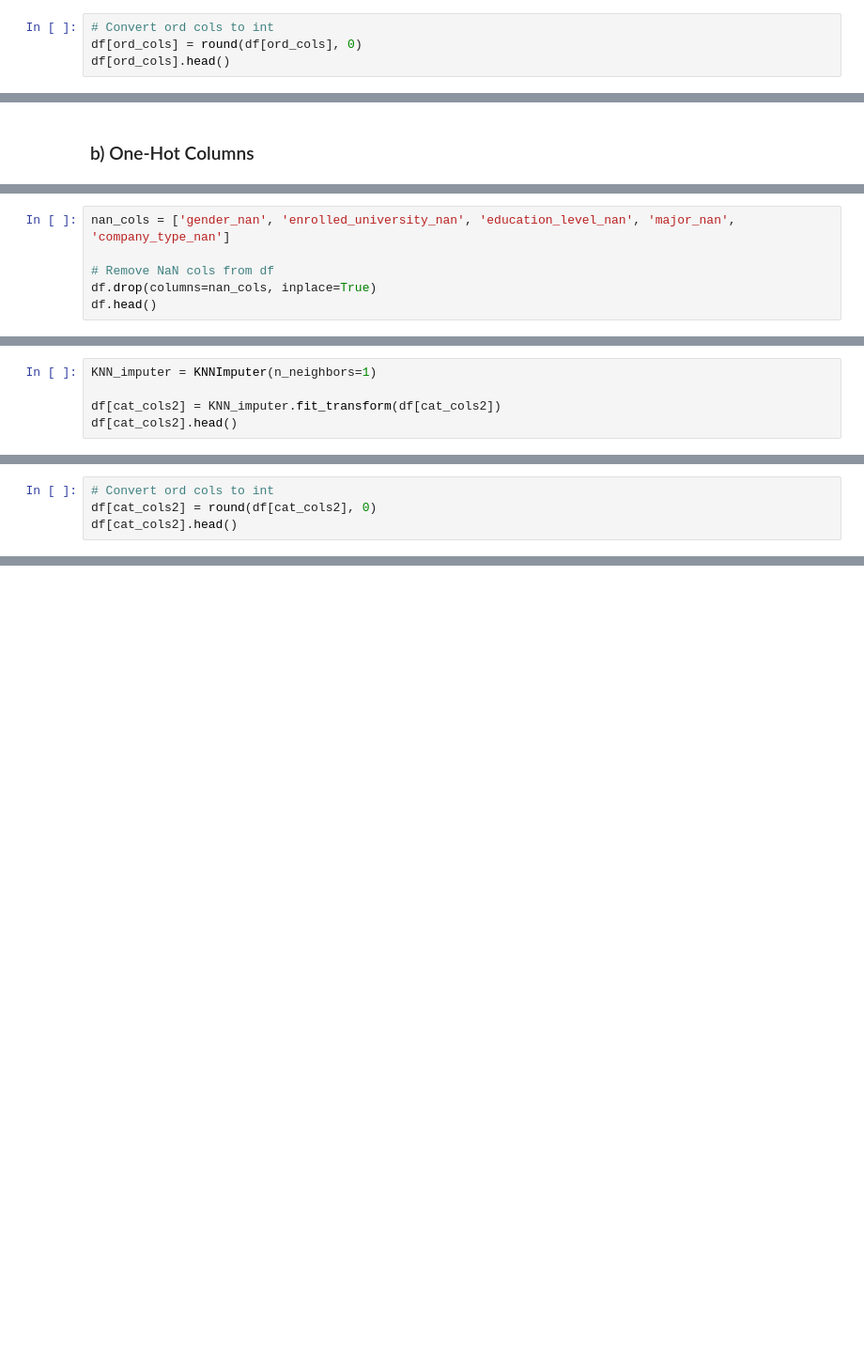
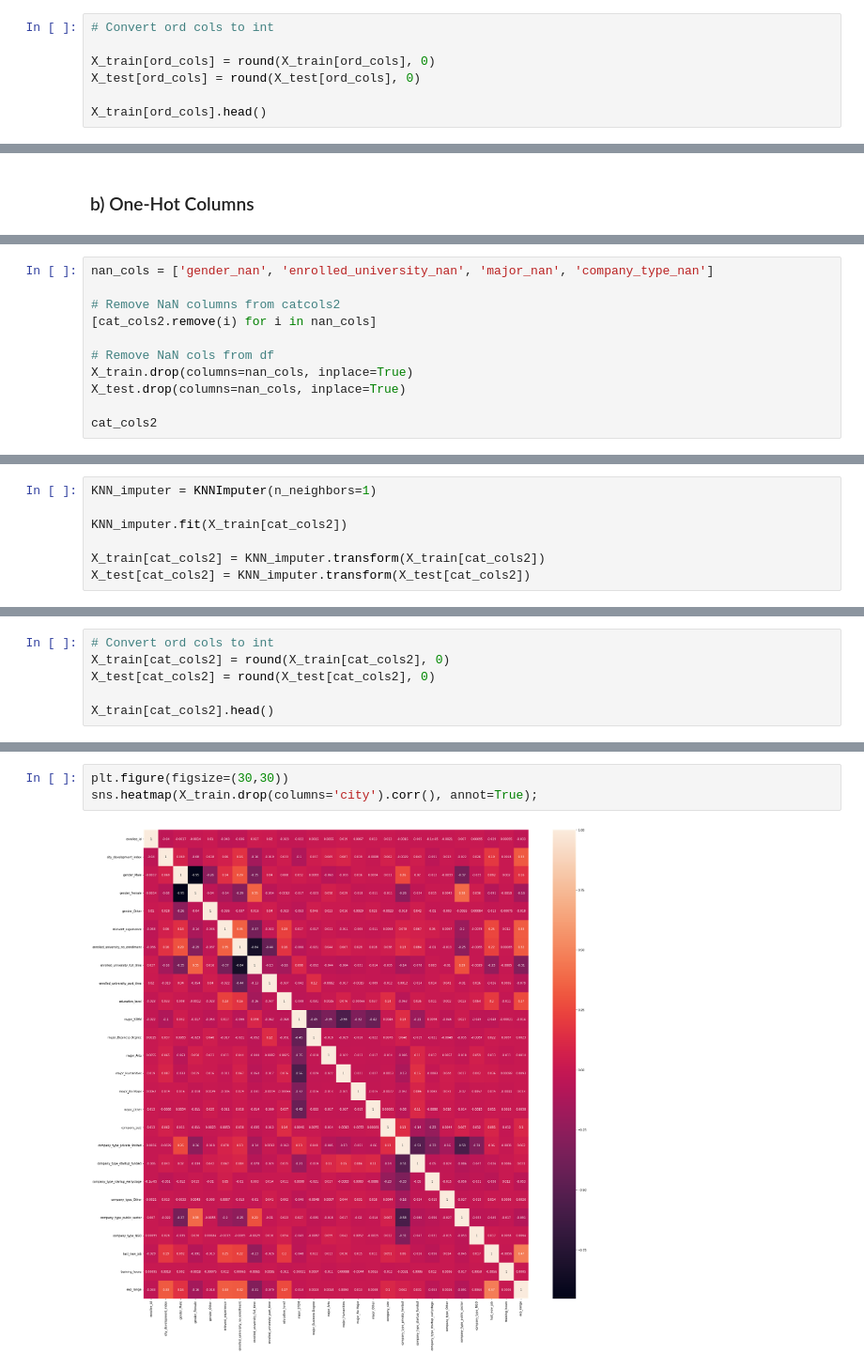
Before and after one commit to divzueri/Data-Science-Projects, a Jupyter notebook: HRAnalytics/notebooks/3_Preprocessing.ipynb, the cells around one changed output, grey strips where cells are left out. Shown: that part at 94% size. Cells and saved outputs as stored; diff of their text form; blank space fills up the shorter version.

```diff
--- a/HRAnalytics/notebooks/3_Preprocessing.ipynb
+++ b/HRAnalytics/notebooks/3_Preprocessing.ipynb
@@ -108,4 +263,7 @@ df[ord_cols].head()
 # %%
 # Convert ord cols to int
-df[ord_cols] = round(df[ord_cols], 0)
-df[ord_cols].head()
+
+X_train[ord_cols] = round(X_train[ord_cols], 0)
+X_test[ord_cols] = round(X_test[ord_cols], 0)
+
+X_train[ord_cols].head()
@@ -128,6 +358,11 @@ pd.DataFrame({'Total NA':df[cat_cols2].isna().sum(), '% NA':perc_na})
 # %%
-nan_cols = ['gender_nan', 'enrolled_university_nan', 'education_level_nan', 'major_nan', 'company_type_nan']
+nan_cols = ['gender_nan', 'enrolled_university_nan', 'major_nan', 'company_type_nan']
+
+# Remove NaN columns from catcols2
+[cat_cols2.remove(i) for i in nan_cols]
 
 # Remove NaN cols from df
-df.drop(columns=nan_cols, inplace=True)
-df.head()
+X_train.drop(columns=nan_cols, inplace=True)
+X_test.drop(columns=nan_cols, inplace=True)
+
+cat_cols2
@@ -146,5 +388,7 @@ company = ['company_type_Pvt Ltd', 'company_type_Funded Startup', 'company_type_
 # %%
 KNN_imputer = KNNImputer(n_neighbors=1)
 
-df[cat_cols2] = KNN_imputer.fit_transform(df[cat_cols2])
-df[cat_cols2].head()
+KNN_imputer.fit(X_train[cat_cols2])
+
+X_train[cat_cols2] = KNN_imputer.transform(X_train[cat_cols2])
+X_test[cat_cols2] = KNN_imputer.transform(X_test[cat_cols2])
@@ -151,4 +417,6 @@ df[cat_cols2].head()
 # %%
 # Convert ord cols to int
-df[cat_cols2] = round(df[cat_cols2], 0)
-df[cat_cols2].head()
+X_train[cat_cols2] = round(X_train[cat_cols2], 0)
+X_test[cat_cols2] = round(X_test[cat_cols2], 0)
+
+X_train[cat_cols2].head()
@@ -160,0 +490,5 @@ df.isna().sum()
+# %%
+plt.figure(figsize=(30,30))
+sns.heatmap(X_train.drop(columns='city').corr(), annot=True);
+# %% [output]
+[figure, added]
```
Also changed, not shown: parts of 51 cells of this notebook.
